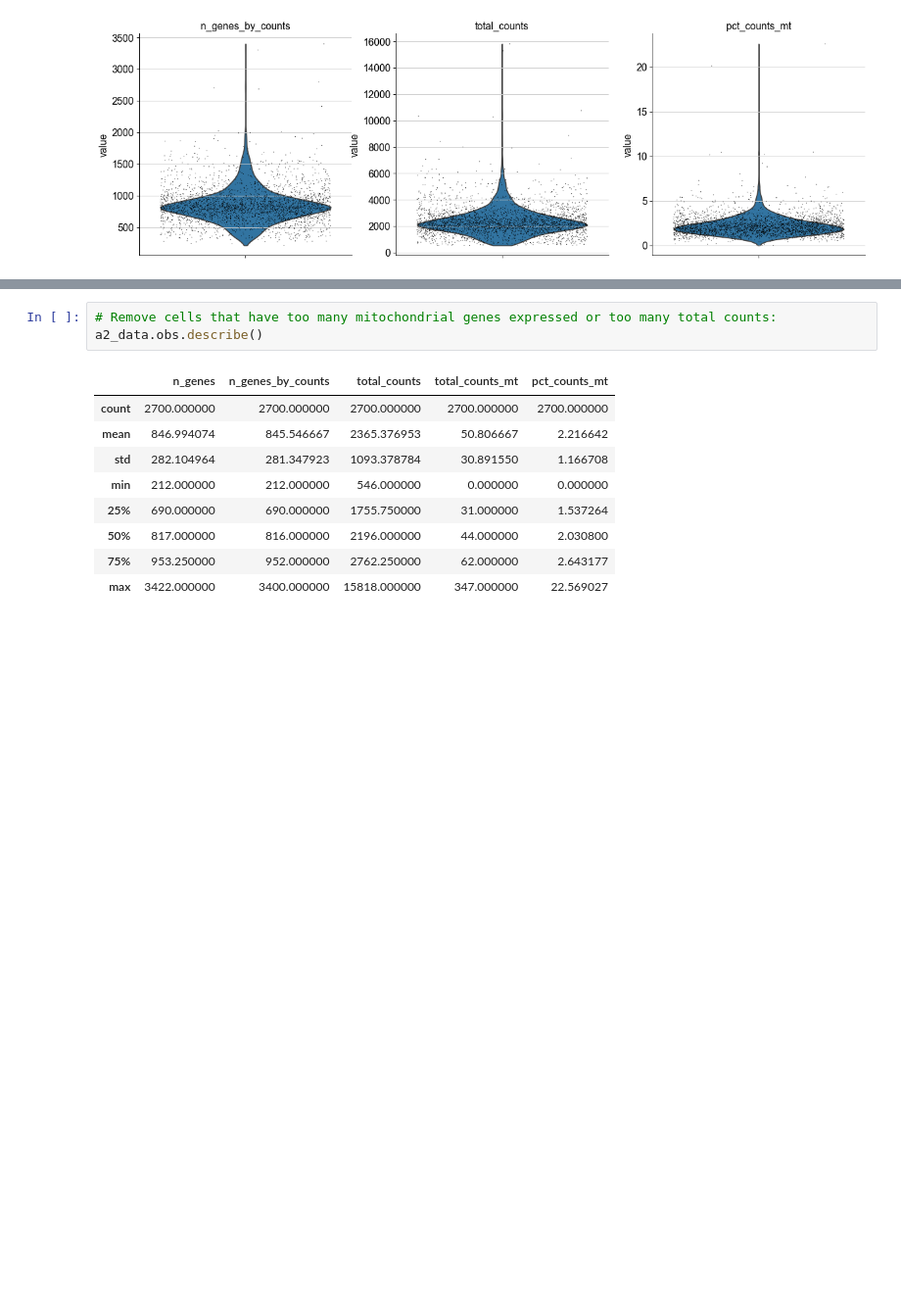
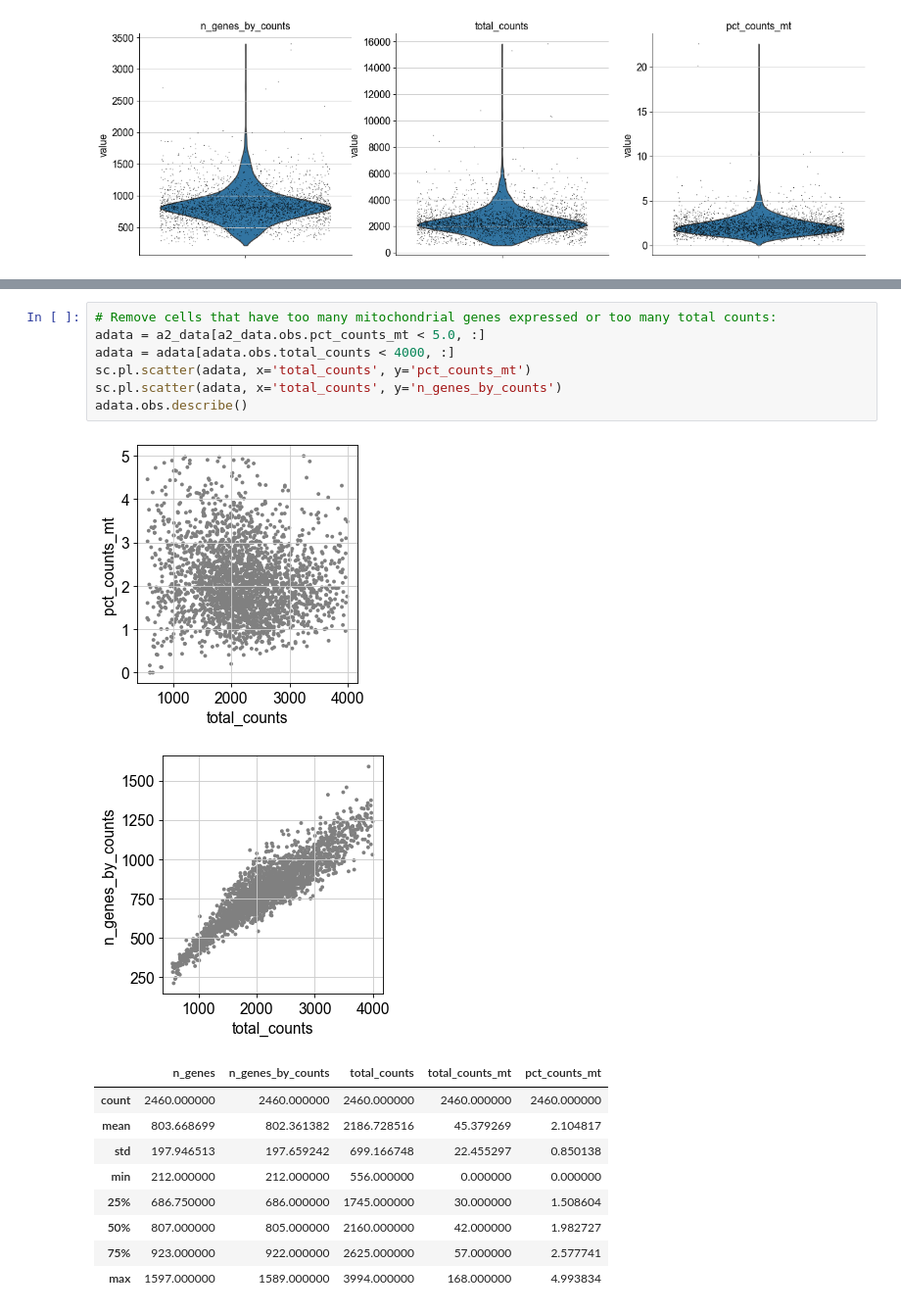
Before and after one commit to JohnWSteill/jlab_proj, a Jupyter notebook: Scanpy_Tutorial.ipynb, the cells around one changed output, grey strips where cells are left out. Shown: that part at 98% size. Saved outputs shown, nothing was run; the diff lists cells and outputs as text; blank space fills up the shorter version.

```diff
--- a/Scanpy_Tutorial.ipynb
+++ b/Scanpy_Tutorial.ipynb
@@ -89,13 +123,19 @@ sc.pl.violin(a2_data, ['n_genes_by_counts', 'total_counts', 'pct_counts_mt'],
 # %%
 # Remove cells that have too many mitochondrial genes expressed or too many total counts:
-a2_data.obs.describe()
+adata = a2_data[a2_data.obs.pct_counts_mt < 5.0, :]
+adata = adata[adata.obs.total_counts < 4000, :]
+sc.pl.scatter(adata, x='total_counts', y='pct_counts_mt')
+sc.pl.scatter(adata, x='total_counts', y='n_genes_by_counts')
+adata.obs.describe()
 # %% [output]
+[figure, added]
+[figure, added]
 |  | n_genes | n_genes_by_counts | total_counts | total_counts_mt | pct_counts_mt |
-| count | 2700.000000 | 2700.000000 | 2700.000000 | 2700.000000 | 2700.000000 |
-| mean | 846.994074 | 845.546667 | 2365.376953 | 50.806667 | 2.216642 |
-| std | 282.104964 | 281.347923 | 1093.378784 | 30.891550 | 1.166708 |
-| min | 212.000000 | 212.000000 | 546.000000 | 0.000000 | 0.000000 |
-| 25% | 690.000000 | 690.000000 | 1755.750000 | 31.000000 | 1.537264 |
-| 50% | 817.000000 | 816.000000 | 2196.000000 | 44.000000 | 2.030800 |
-| 75% | 953.250000 | 952.000000 | 2762.250000 | 62.000000 | 2.643177 |
-| max | 3422.000000 | 3400.000000 | 15818.000000 | 347.000000 | 22.569027 |
+| count | 2460.000000 | 2460.000000 | 2460.000000 | 2460.000000 | 2460.000000 |
+| mean | 803.668699 | 802.361382 | 2186.728516 | 45.379269 | 2.104817 |
+| std | 197.946513 | 197.659242 | 699.166748 | 22.455297 | 0.850138 |
+| min | 212.000000 | 212.000000 | 556.000000 | 0.000000 | 0.000000 |
+| 25% | 686.750000 | 686.000000 | 1745.000000 | 30.000000 | 1.508604 |
+| 50% | 807.000000 | 805.000000 | 2160.000000 | 42.000000 | 1.982727 |
+| 75% | 923.000000 | 922.000000 | 2625.000000 | 57.000000 | 2.577741 |
+| max | 1597.000000 | 1589.000000 | 3994.000000 | 168.000000 | 4.993834 |
```
Also changed, not shown: parts of 4 cells of this notebook.
